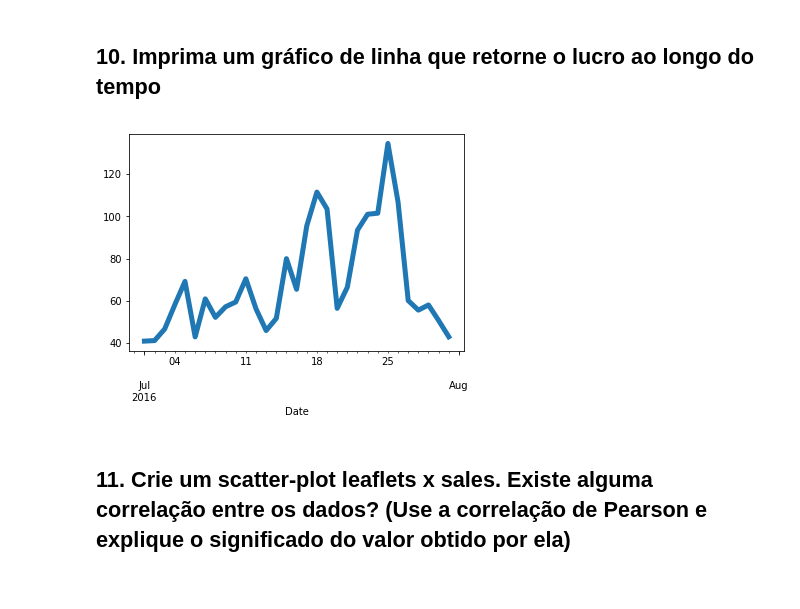
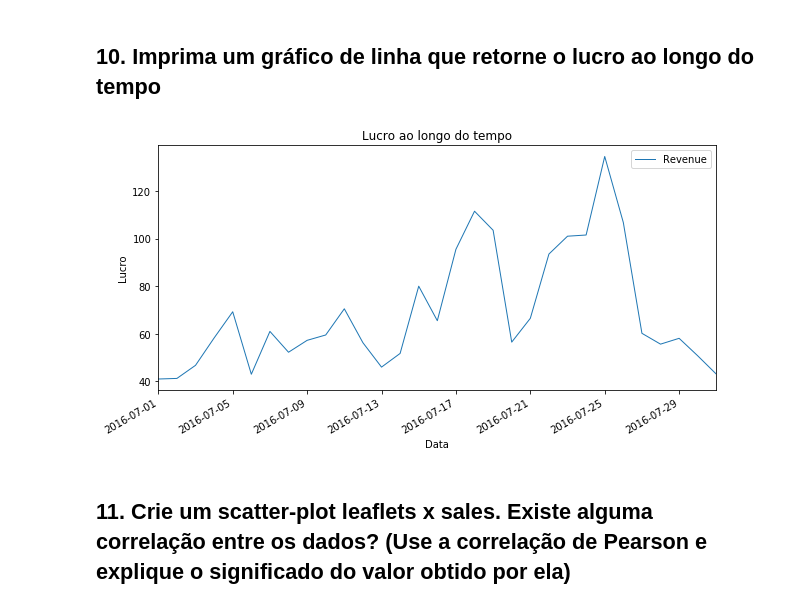
Before and after one commit to thonrocha/fiap-python, a Jupyter notebook: Trabalho_Final_Phyton.ipynb, the cells around one changed output. Cells and saved outputs as stored; diff of their text form; code cells hidden in the pictures.

```diff
--- a/Trabalho_Final_Phyton.ipynb
+++ b/Trabalho_Final_Phyton.ipynb
@@ -253,9 +274,14 @@ Date
 # %% [markdown]
 ## 10. Imprima um gráfico de linha que retorne o lucro ao longo do tempo
-# %%
-Lemonades['Revenue'].plot(linewidth=5)
-plt.show()
-# %% [output]
-[figure, removed]
+# %%
+plt.figure(figsize=(10,5))
+Lemonades['Revenue'].plot(linewidth=1, x_compat=True)
+plt.title('Lucro ao longo do tempo')
+plt.xlabel('Data')
+plt.ylabel('Lucro')
+plt.legend()
+plt.show()
+# %% [output]
+[figure, added]
 # %% [markdown]
 ## 11. Crie um scatter-plot leaflets x sales. Existe alguma correlação entre os dados? (Use a correlação de Pearson e explique o significado do valor obtido por ela)
```
Also changed, not shown: parts of 12 cells of this notebook.
